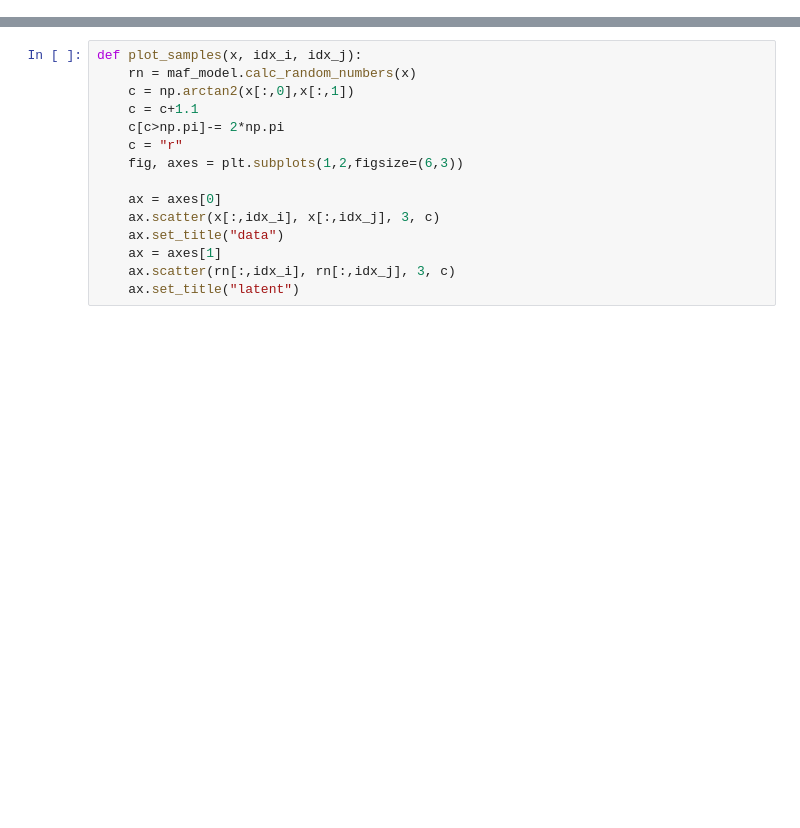
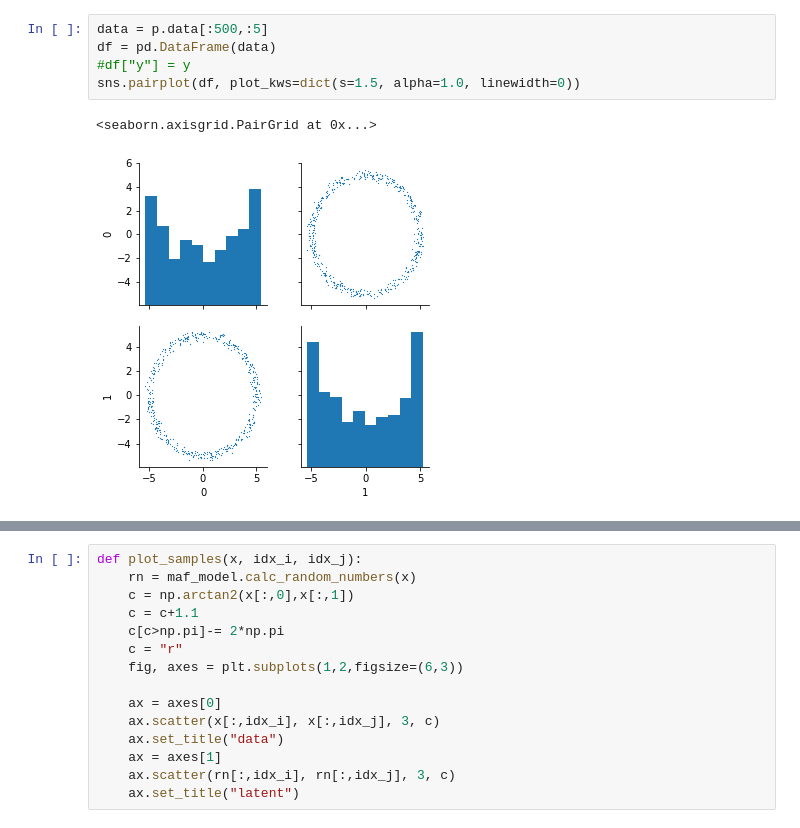
Before and after one commit to kevin-w-li/deep-kexpfam, a Jupyter notebook: training_demo.ipynb, the cells around one changed output, grey strips where cells are left out. Cells and saved outputs as stored; diff of their text form; blank space fills up the shorter version.

```diff
--- a/training_demo.ipynb
+++ b/training_demo.ipynb
@@ -381,0 +45,8 @@ MMD_3_Sample_Test(p.test_data[:nsample], maf_samples, samples, computeMMDs=True)
+# %%
+data = p.data[:500,:5]
+df = pd.DataFrame(data)
+#df["y"] = y
+sns.pairplot(df, plot_kws=dict(s=1.5, alpha=1.0, linewidth=0))
+# %% [output]
+<seaborn.axisgrid.PairGrid at 0x...>
+[figure, added]
```
Also changed, not shown: parts of 52 cells of this notebook, 6 other files.
